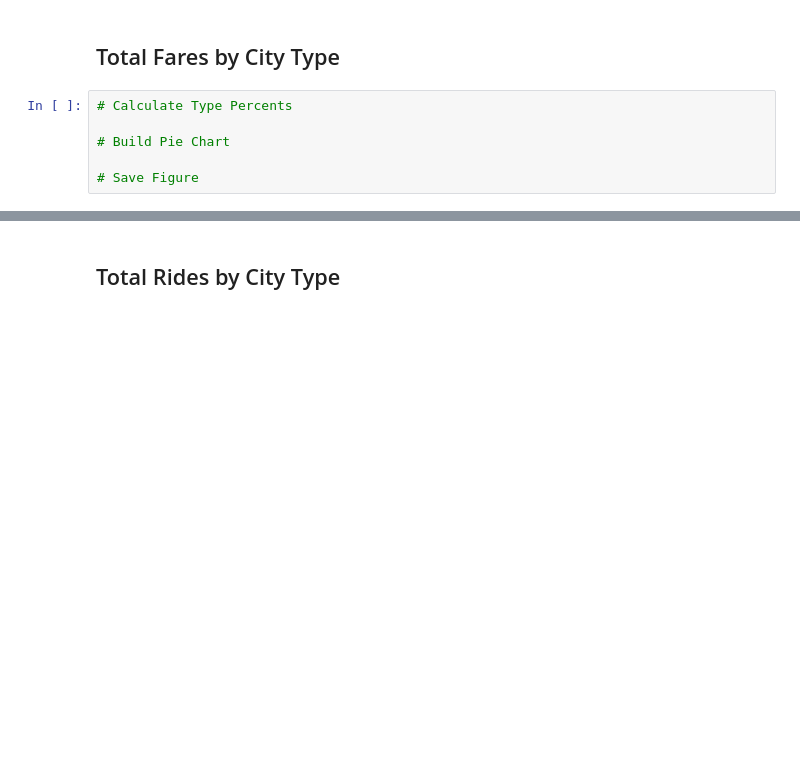
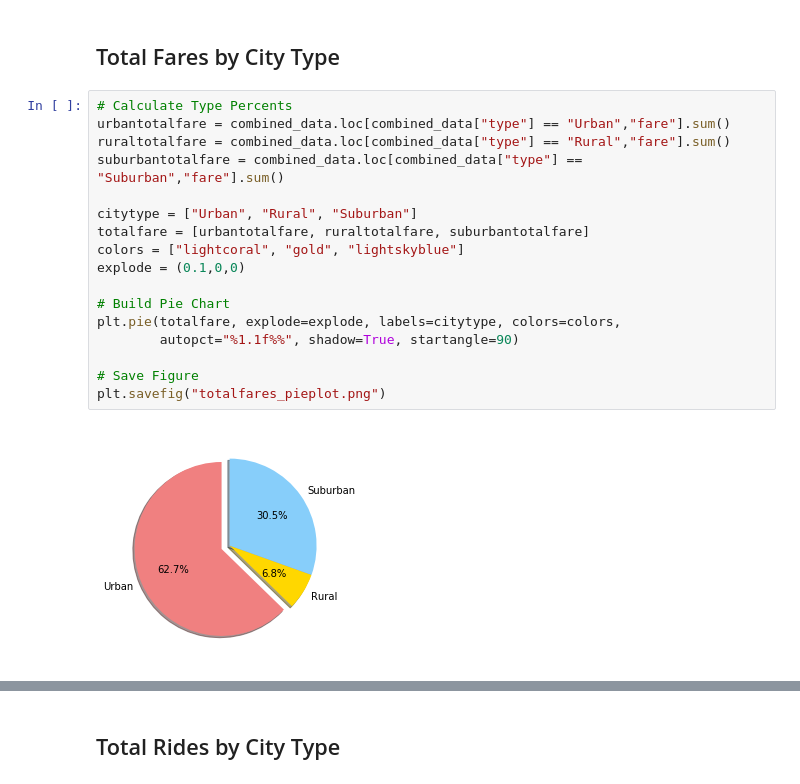
Before and after one commit to rachelksong/Bootcamp-Homework-Submissions, a Jupyter notebook: HW5/Pyber/pyber_starter.ipynb, the cells around one changed output, grey strips where cells are left out. Drawn from its saved outputs; the diff is of its cells as text; blank space fills up the shorter version.

```diff
--- a/HW5/Pyber/pyber_starter.ipynb
+++ b/HW5/Pyber/pyber_starter.ipynb
@@ -77,11 +92,24 @@ plt.show()
 # %% [markdown]
 ## Total Fares by City Type
-# %%
-# Calculate Type Percents
-
-# Build Pie Chart
-
-# Save Figure
+# %%
+# Calculate Type Percents
+urbantotalfare = combined_data.loc[combined_data["type"] == "Urban","fare"].sum()
+ruraltotalfare = combined_data.loc[combined_data["type"] == "Rural","fare"].sum()
+suburbantotalfare = combined_data.loc[combined_data["type"] == "Suburban","fare"].sum()
+
+citytype = ["Urban", "Rural", "Suburban"]
+totalfare = [urbantotalfare, ruraltotalfare, suburbantotalfare]
+colors = ["lightcoral", "gold", "lightskyblue"]
+explode = (0.1,0,0)
+
+# Build Pie Chart
+plt.pie(totalfare, explode=explode, labels=citytype, colors=colors,
+        autopct="%1.1f%%", shadow=True, startangle=90)
+
+# Save Figure
+plt.savefig("totalfares_pieplot.png")
+# %% [output]
+[figure, added]
 # %%
 # Show Figure
 plt.show()
```
Also changed, not shown: parts of 11 cells of this notebook, 4 other files.
